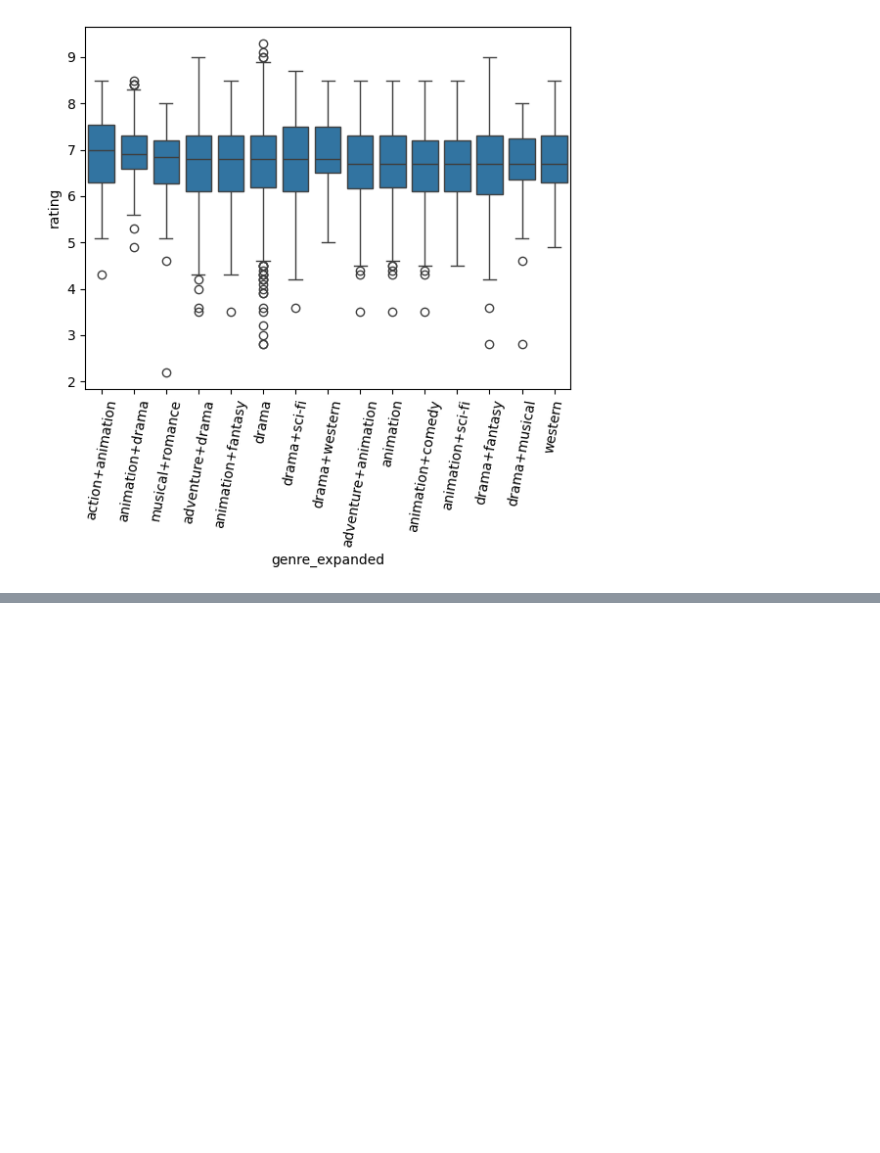
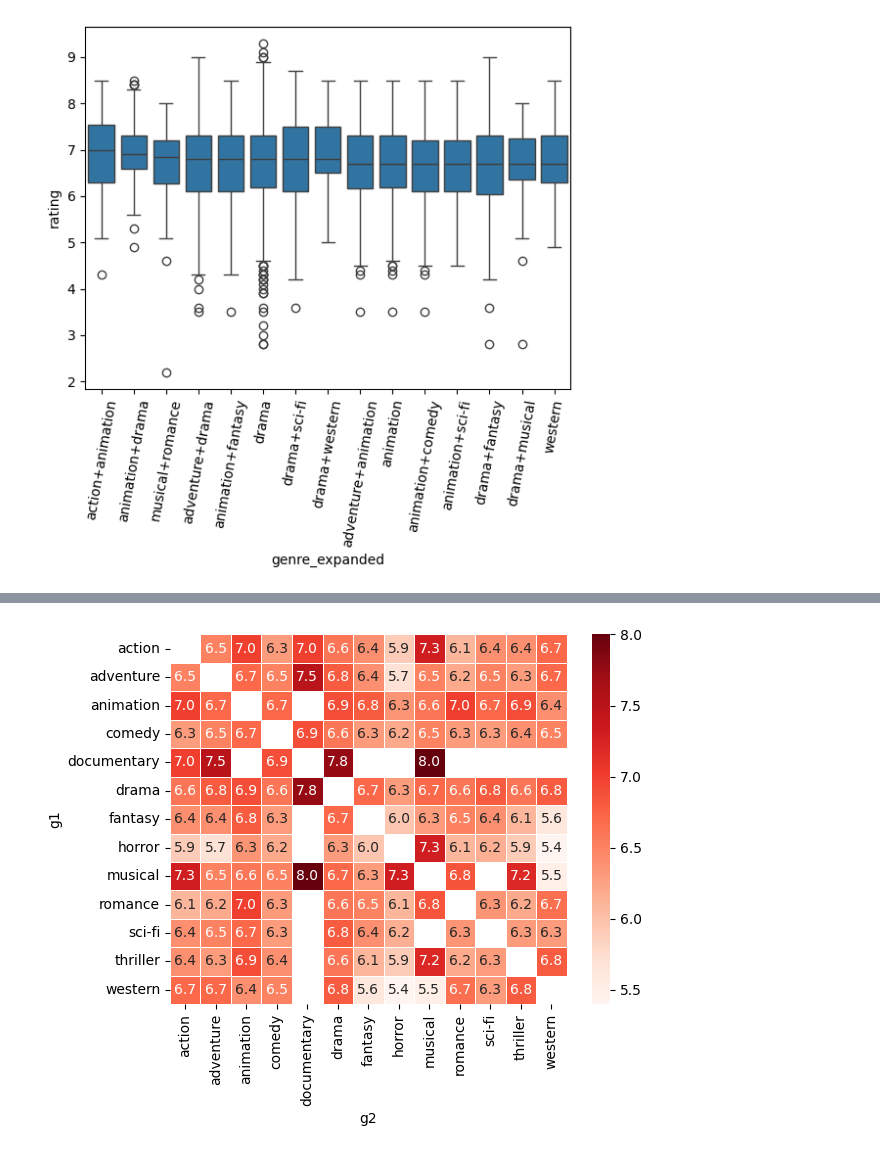
Before and after one commit to scandick/MovieAnalyticsProject, a Jupyter notebook: analysis/analyze.ipynb, the cells around one changed output, grey strips where cells are left out. Cells and saved outputs as stored; diff of their text form; code cells hidden in the pictures; blank space fills up the shorter version.

Commit message:
rating heatmap synergy

```diff
--- a/analysis/analyze.ipynb
+++ b/analysis/analyze.ipynb
@@ -454,0 +441,90 @@ plt.show()
+# %%
+tf_exploded = tf.explode("genre_base").reset_index()
+
+new_data = pd.DataFrame()
+tmp_data = []
+for index, row in tf.iterrows():
+    x = sorted(row["genre_base"])
+    for g1 in x:
+        for g2 in x:
+            if (g1 != g2):
+                tmp_data.append({'g1': g1, 'g2': g2, 'ROI': row['ROI'], 'rating': row['rating']})
+
+df_gcombos = pd.DataFrame(tmp_data)
+
+# Медианный рейтинг комбинаций
+pt_rating = pd.crosstab(
+    df_gcombos['g1'],
+    df_gcombos['g2'],
+    values=df_gcombos["rating"],
+    aggfunc="median"
+)
+
+median_g2_rating = tf_exploded.groupby("genre_base")['rating'].median() #df_gcombos.groupby("g2")
+
+delta_rating = pt_rating.sub(median_g2_rating, axis=1)
+
+# Рейтинги комбинаций
+sns.heatmap(
+    pt_rating,
+    annot=True,
+    fmt='.1f',
+    cmap='Reds',
+    linewidth=0.5
+)
+plt.show()
+
+# Дельта рейтингов
+sns.heatmap(
+    delta_rating,
+    annot=True,
+    fmt='.1f',
+    cmap='Reds',
+    linewidth=0.5
+)
+plt.show()
+
+
+# Медианный рои комбинаций
+pt_roi = pd.crosstab(
+    df_gcombos['g1'],
+    df_gcombos['g2'],
+    values=df_gcombos["ROI"],
+    aggfunc="median"
+)
+
+median_g2_roi = tf_exploded.groupby("genre_base")['ROI'].median()
+
+delta_roi = pt_roi.sub(median_g2_roi, axis=1)
+
+# Рейтинги комбинаций
+sns.heatmap(
+    pt_roi,
+    annot=True,
+    fmt='.0f',
+    cmap='Reds',
+    linewidth=0.5
+)
+plt.show()
+
+# Дельта рейтингов
+sns.heatmap(
+    delta_roi,
+    annot=True,
+    fmt='.0f',
+    cmap='Reds',
+    linewidth=0.5
+)
+plt.show()
+
+
+#sanity check проверка вручную пары значений
+median_comedy = tf_exploded[tf_exploded["genre_base"] == "comedy"]["ROI"].median()
+median_drama_comedy = df_gcombos[(df_gcombos["g1"] == "drama") & (df_gcombos["g2"] == "comedy")]["ROI"].median()
+print(median_drama_comedy - median_comedy)
+
+median_drama = tf_exploded[tf_exploded["genre_base"] == "drama"]["ROI"].median()
+median_comedy_drama = df_gcombos[(df_gcombos["g1"] == "comedy") & (df_gcombos["g2"] == "drama")]["ROI"].median()
+print(median_comedy_drama - median_drama)
+# %% [output]
+[figure, added]
```
Also changed, not shown: parts of 7 cells of this notebook.
